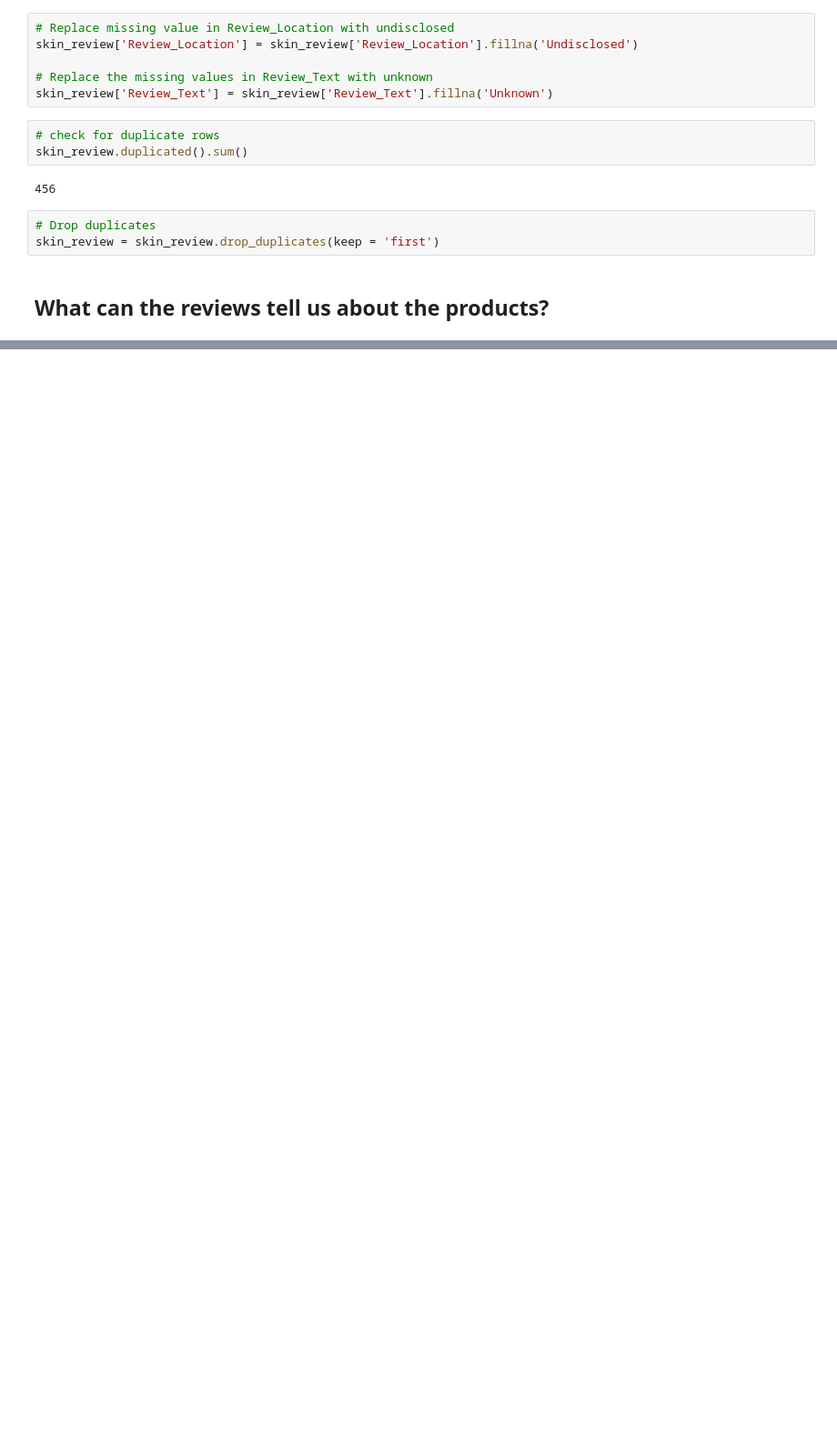
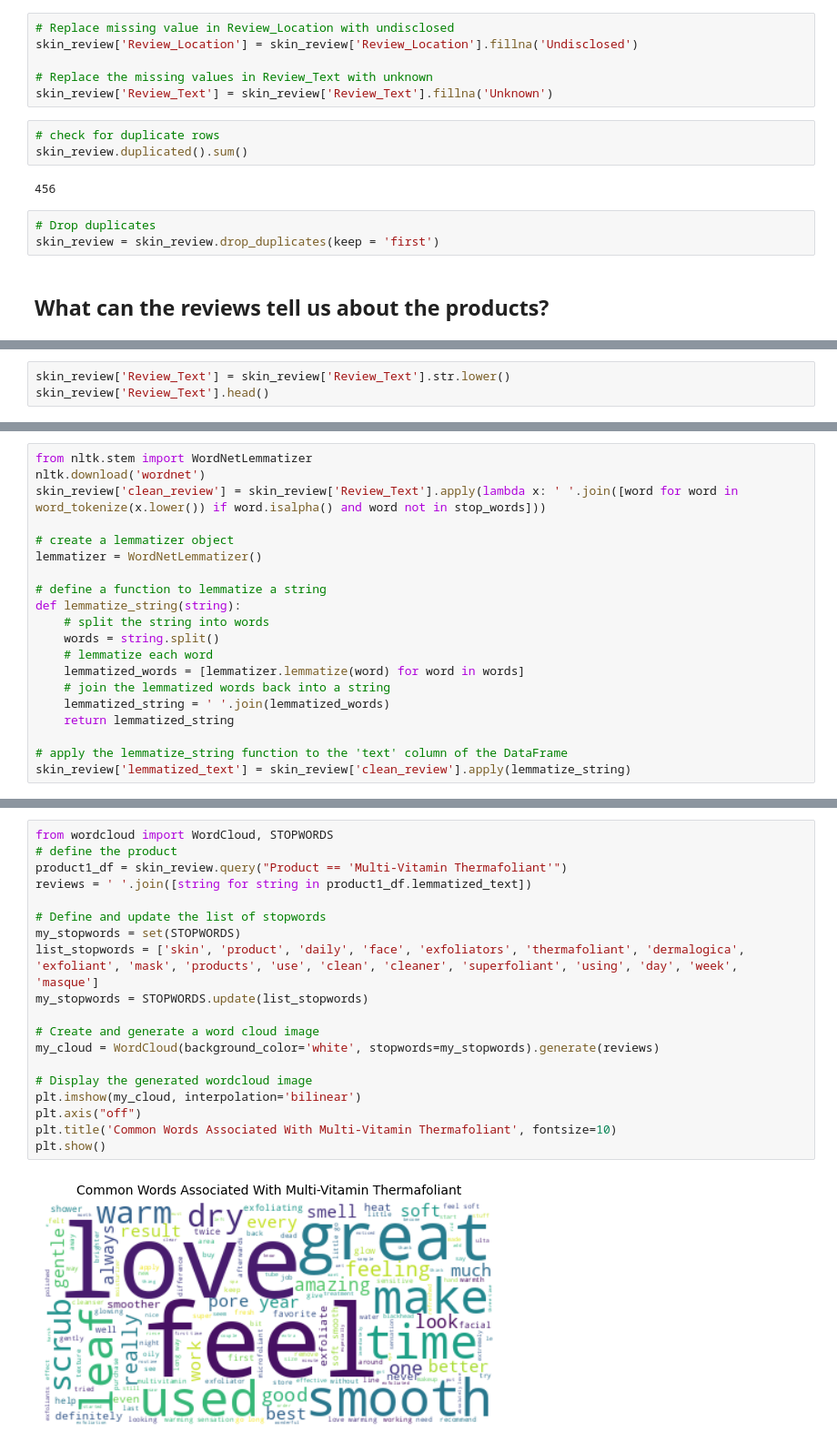
Before and after one commit to Valerie-Osawe/Stutern, a Jupyter notebook: Assignment_9.ipynb, the cells around one changed output, grey strips where cells are left out. Shown at 91% size. Saved outputs shown, nothing was run; the diff lists cells and outputs as text; blank space fills up the shorter version.

```diff
--- a/Assignment_9.ipynb
+++ b/Assignment_9.ipynb
@@ -178,0 +129,3 @@ From the bar plot above it can be seen that the reveiws of each products were ma
+# %%
+skin_review['Review_Text'] = skin_review['Review_Text'].str.lower()
+skin_review['Review_Text'].head()
@@ -178,0 +144,20 @@ From the bar plot above it can be seen that the reveiws of each products were ma
+# %%
+from nltk.stem import WordNetLemmatizer
+nltk.download('wordnet')
+skin_review['clean_review'] = skin_review['Review_Text'].apply(lambda x: ' '.join([word for word in word_tokenize(x.lower()) if word.isalpha() and word not in stop_words]))
+
+# create a lemmatizer object
+lemmatizer = WordNetLemmatizer()
+
+# define a function to lemmatize a string
+def lemmatize_string(string):
+    # split the string into words
+    words = string.split()
+    # lemmatize each word
+    lemmatized_words = [lemmatizer.lemmatize(word) for word in words]
+    # join the lemmatized words back into a string
+    lemmatized_string = ' '.join(lemmatized_words)
+    return lemmatized_string
+
+# apply the lemmatize_string function to the 'text' column of the DataFrame
+skin_review['lemmatized_text'] = skin_review['clean_review'].apply(lemmatize_string)
@@ -178,0 +181,21 @@ From the bar plot above it can be seen that the reveiws of each products were ma
+# %%
+from wordcloud import WordCloud, STOPWORDS
+# define the product
+product1_df = skin_review.query("Product == 'Multi-Vitamin Thermafoliant'")
+reviews = ' '.join([string for string in product1_df.lemmatized_text])
+
+# Define and update the list of stopwords
+my_stopwords = set(STOPWORDS)
+list_stopwords = ['skin', 'product', 'daily', 'face', 'exfoliators', 'thermafoliant', 'dermalogica', 'exfoliant', 'mask', 'products', 'use', 'clean', 'cleaner', 'superfoliant', 'using', 'day', 'week', 'masque']
+my_stopwords = STOPWORDS.update(list_stopwords)
+
+# Create and generate a word cloud image
+my_cloud = WordCloud(background_color='white', stopwords=my_stopwords).generate(reviews)
+
+# Display the generated wordcloud image
+plt.imshow(my_cloud, interpolation='bilinear')
+plt.axis("off")
+plt.title('Common Words Associated With Multi-Vitamin Thermafoliant', fontsize=10)
+plt.show()
+# %% [output]
+[figure, added]
```
Also changed, not shown: parts of 35 cells of this notebook.
